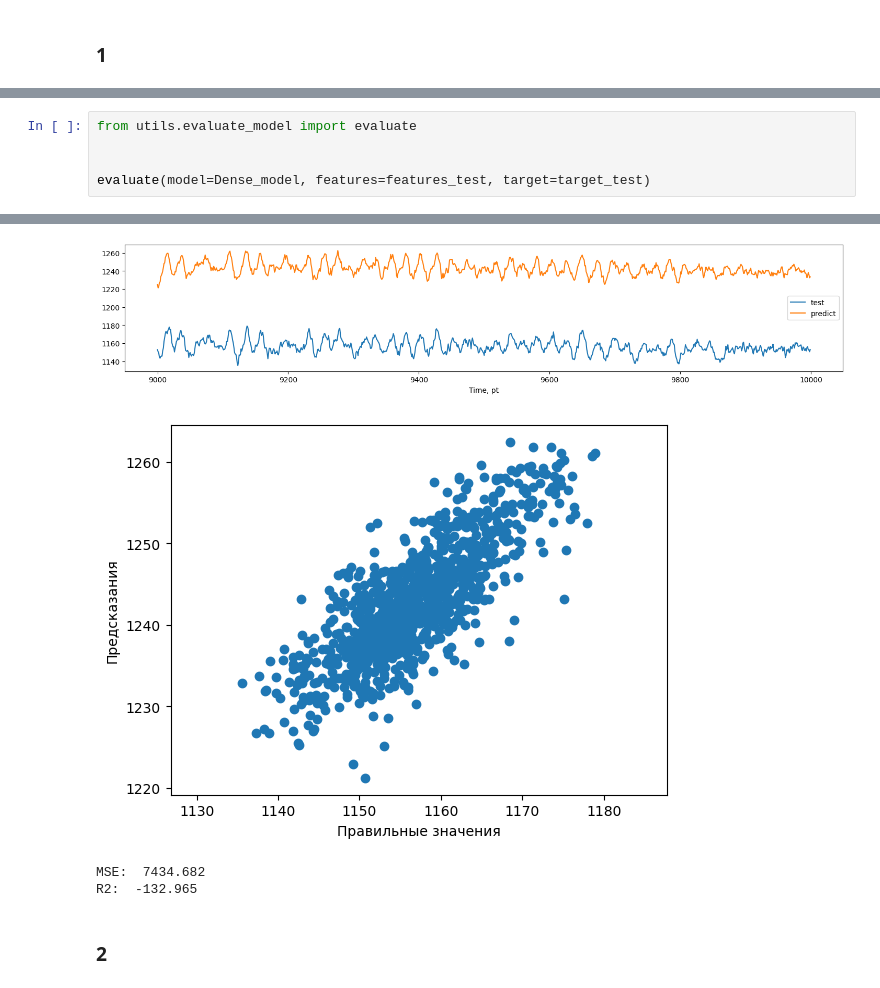
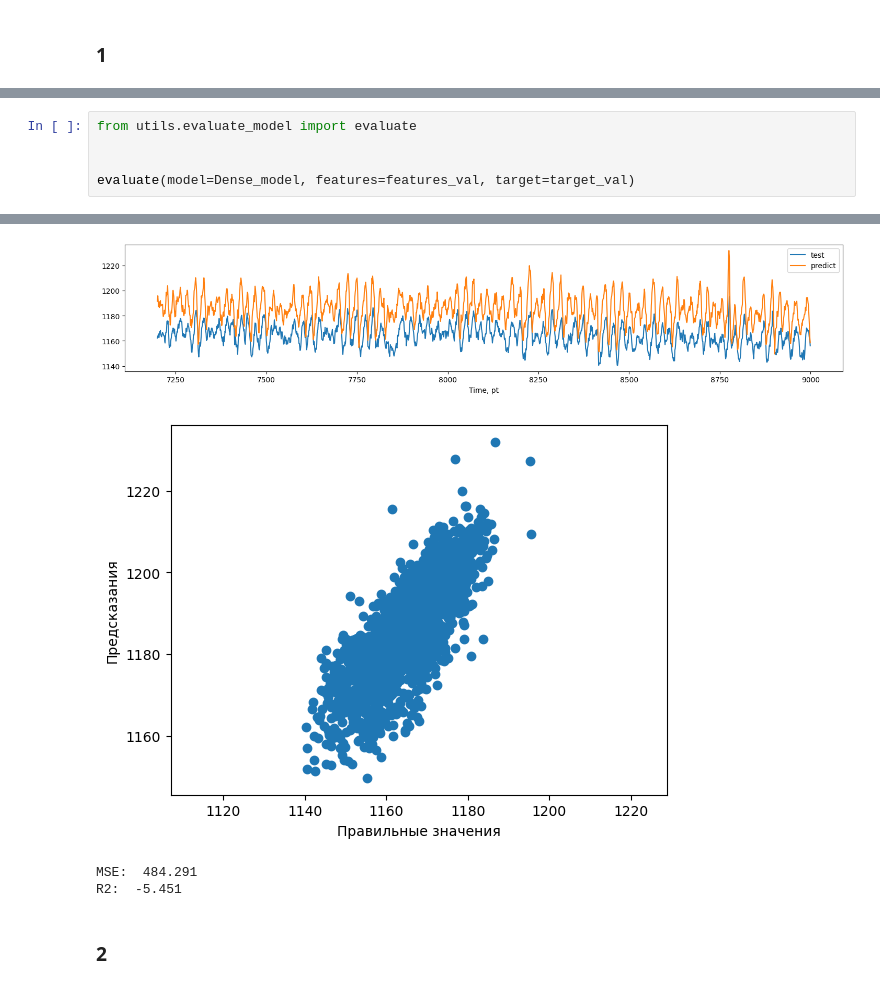
Before and after one commit to nebolsinvasili/ADfromPython, a Jupyter notebook: main.ipynb, the cells around one changed output, grey strips where cells are left out. Saved outputs shown, nothing was run; the diff lists cells and outputs as text.

Commit message:
[0.002] test model

```diff
--- a/main.ipynb
+++ b/main.ipynb
@@ -494,5 +491,5 @@ Epoch 20/20
 from utils.evaluate_model import evaluate
 
 
-evaluate(model=Dense_model, features=features_test, target=target_test)
+evaluate(model=Dense_model, features=features_val, target=target_val)
 # %% [output]
@@ -500,7 +497,7 @@ evaluate(model=Dense_model, features=features_test, target=target_test)
-[figure, old version]
+[figure, new version]
-[figure, old version]
+[figure, new version]
-MSE:  7434.682
-R2:  -132.965
+MSE:  484.291
+R2:  -5.451
 # %% [markdown]
 ### 2
 # %%
```
Also changed, not shown: parts of 19 cells of this notebook.
